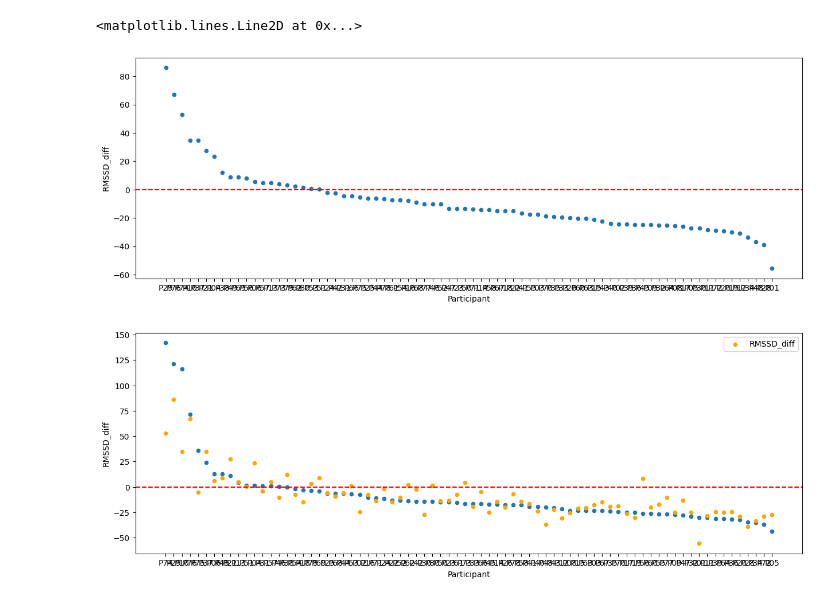
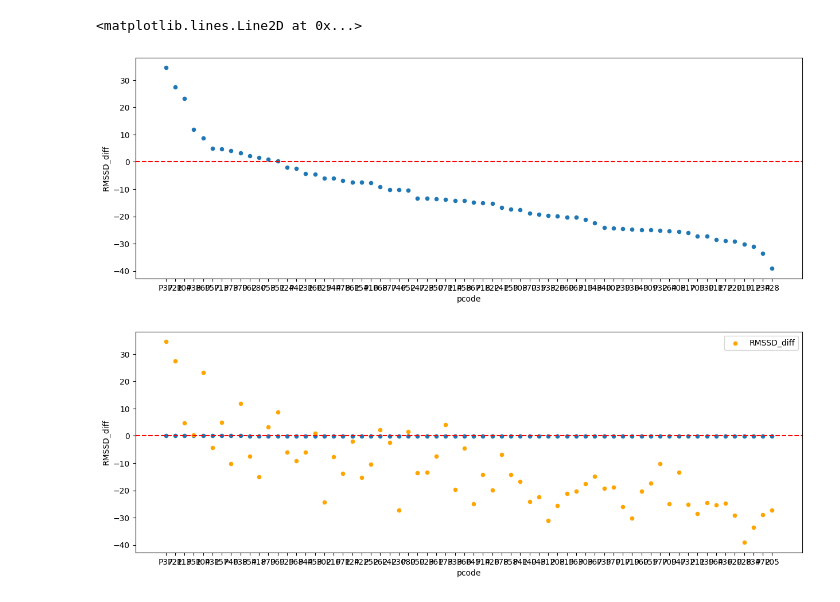
Before and after one commit to chenyfz/INFOMQNM-Project, a Jupyter notebook: hrv_analyse.ipynb, the cells around one changed output. Cells and saved outputs as stored; diff of their text form; code cells hidden in the pictures.

```diff
--- a/hrv_analyse.ipynb
+++ b/hrv_analyse.ipynb
@@ -7,7 +7,7 @@ from matplotlib import pyplot as plt
 
 hrv_middle_data_path = 'hrv-middle-data/'
 
-res = pd.DataFrame([], columns=['Participant', 'RMSSD_diff', 'CVNN_diff', 'SDNN_diff'])
+res = pd.DataFrame([], columns=['pcode', 'RMSSD_diff', 'CVNN_diff', 'SDNN_diff'])
 
 for p_index in range(80):
     participant_key = 'P' + str(p_index + 1).zfill(2)
@@ -18,6 +18,11 @@ for p_index in range(80):
         continue
 
     df = pd.read_csv(file_path)
+
+    if len(df) < 10:
+        print(file_path + ' has too less data!')
+        continue
+
     df['RMSSD_diff'] = df['HRV_RMSSD_after'] - df['HRV_RMSSD_before']
     df['CVNN_diff'] = df['HRV_CVNN_after'] - df['HRV_CVNN_before']
     df['SDNN_diff'] = df['HRV_SDNN_after'] - df['HRV_SDNN_before']
@@ -25,4 +30,6 @@ for p_index in range(80):
     res.loc[len(res)] = [participant_key, df['RMSSD_diff'].mean(), df['CVNN_diff'].mean(), df['SDNN_diff'].mean()]
 
 # res.to_csv('hrv_result.csv', index=False)
+
+res
 # %% [output]
@@ -33,21 +63,22 @@ hrv-middle-data/P65_hrv_result.csv do not exist!
 # %%
+
 res.sort_values(by='RMSSD_diff', ascending=False, inplace=True)
-plot = res.plot(x='Participant', y='RMSSD_diff', kind='scatter', figsize=(15, 5))
+plot = res.plot(x='pcode', y='RMSSD_diff', kind='scatter', figsize=(15, 5))
+
 
 plot.axhline(0, color='red', linestyle='--', label='y=0 line')
 # %% [output]
 <matplotlib.lines.Line2D at 0x...>
-[figure, old version]
+[figure, new version]
 # %%
-res['CVNN_diff'] = res['CVNN_diff'] * 1000
 res.sort_values(by='CVNN_diff', ascending=False, inplace=True)
-plot = res.plot(x='Participant', y='CVNN_diff', kind='scatter', figsize=(15, 5))
+plot = res.plot(x='pcode', y='CVNN_diff', kind='scatter', figsize=(15, 5))
 
 plot.axhline(0, color='red', linestyle='--', label='y=0 line')
 
-res.plot(x='Participant', y='RMSSD_diff', kind='scatter', color='orange', label='RMSSD_diff', ax=plot)
+res.plot(x='pcode', y='RMSSD_diff', kind='scatter', color='orange', label='RMSSD_diff', ax=plot)
 
 
 plt.show()
 # %% [output]
-[figure, old version]
+[figure, new version]
```
Also changed, not shown: parts of 4 cells of this notebook, 2 other files.
